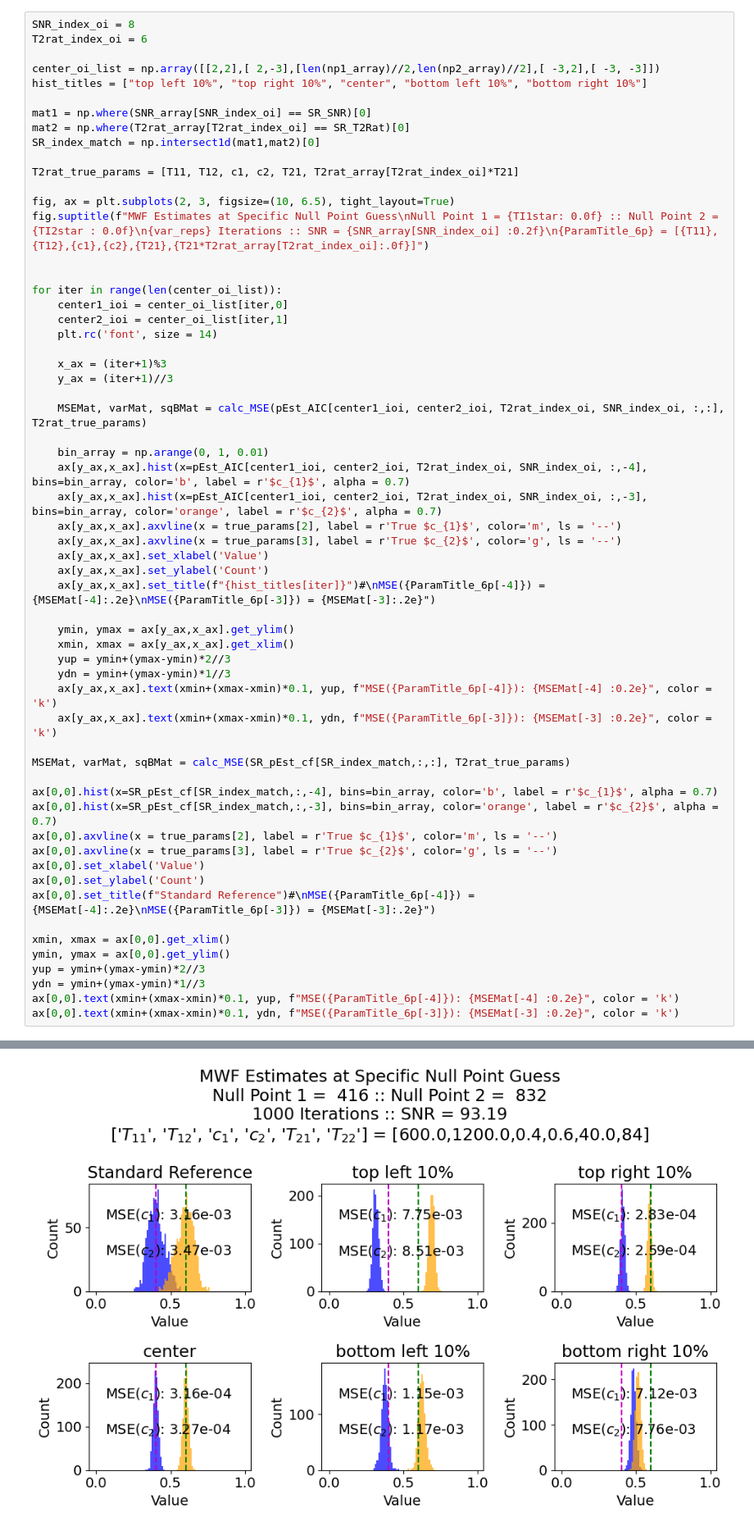
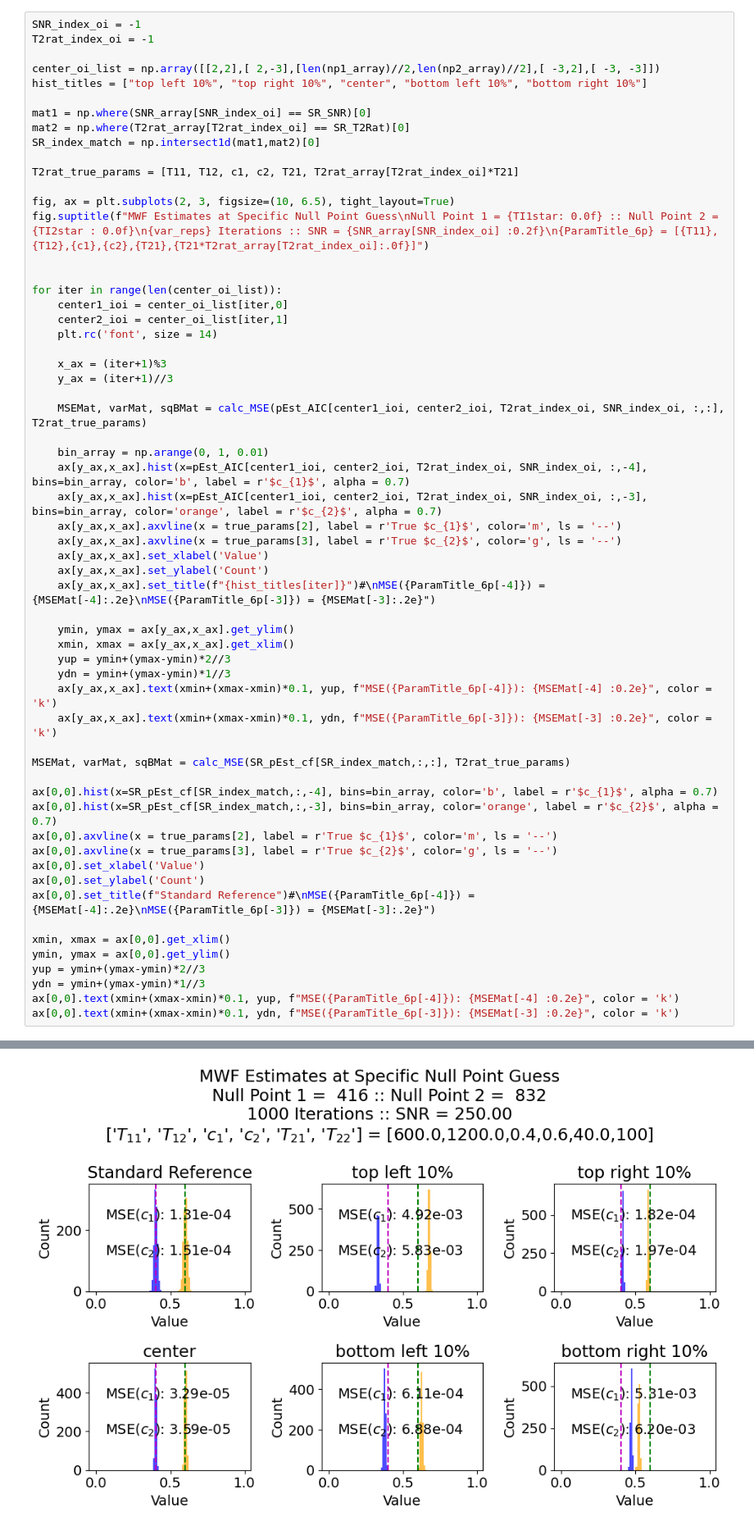
Before and after one commit to Griffin997/Stabilization, a Jupyter notebook: Reassign_Experiment/reassign_T2rat_Exp_Analysis.ipynb, the cells around one changed output, grey strips where cells are left out. Shown at 82% size. Saved outputs shown, nothing was run; the diff lists cells and outputs as text.

```diff
--- a/Reassign_Experiment/reassign_T2rat_Exp_Analysis.ipynb
+++ b/Reassign_Experiment/reassign_T2rat_Exp_Analysis.ipynb
@@ -612,8 +612,8 @@ for iter in range(len(center_oi_list)):
 # %% [output]
 [figure]
 # %%
-SNR_index_oi = 8
-T2rat_index_oi = 6
+SNR_index_oi = -1
+T2rat_index_oi = -1
 
 center_oi_list = np.array([[2,2],[ 2,-3],[len(np1_array)//2,len(np2_array)//2],[ -3,2],[ -3, -3]])
 hist_titles = ["top left 10%", "top right 10%", "center", "bottom left 10%", "bottom right 10%"]
@@ -675 +675 @@ Text(0.05940000000000002, 28.0, 'MSE($c_2$): 3.47e-03')
-[figure, old version]
+[figure, new version]
```
Also changed, not shown: parts of 1 cell of this notebook.
